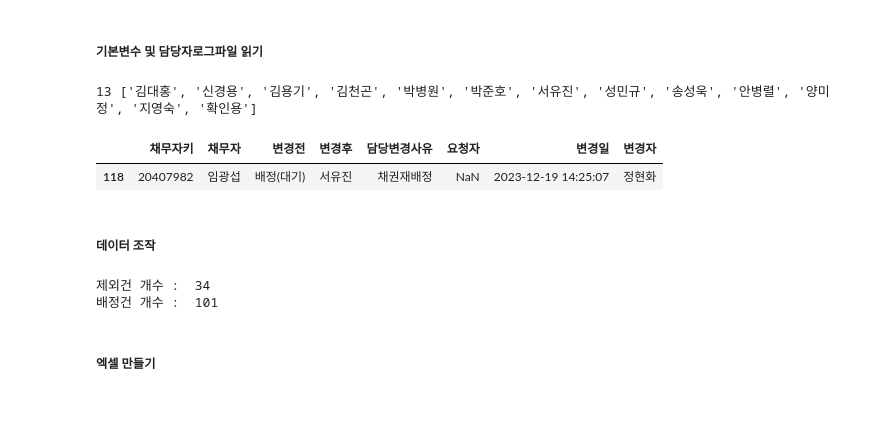
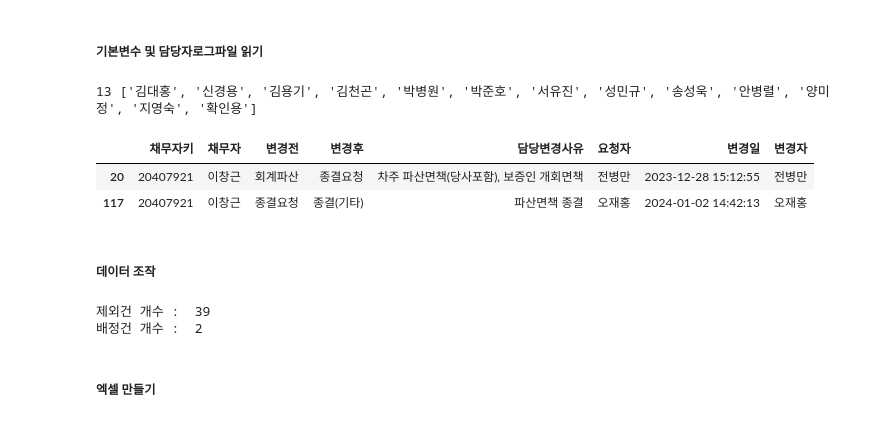
Before and after one commit to jbmyou/python_work, a Jupyter notebook: fileNaming/자산관리/담당자변경.ipynb, the cells around one changed output. Saved outputs shown, nothing was run; the diff lists cells and outputs as text; code cells hidden in the pictures.

```diff
--- a/fileNaming/자산관리/담당자변경.ipynb
+++ b/fileNaming/자산관리/담당자변경.ipynb
@@ -20,28 +20,29 @@ debt_dtype = {'채무자키':str, '타채무자키':str, '담당자키':str}
 # %%
 # 추심팀 명단 : 부서 == 추심
 # 사원 다운로드 : 직위는 팀관리까지 / 사원성명,지점,부서만 체크해서 다운 OR 기본값이나 전체도 상관은 없음
 
 # 주간 담당자로그 파일 읽기
 ######################################################################
 wd = r"D:\3.자산\기타 업무\담당자변경"
-filename_log = "담당자로그_20231228_1421.xlsx"
-기간 = "231219~231227"  # 전주 화요일 ~ 이번주 월요일
+filename_log = "담당자로그_20240104_0930.xlsx"
+기간 = "231228~240103"  # 전주 화요일 ~ 이번주 월요일
 사원 = "사원_20231228_1422.xlsx"
 ######################################################################
 전사원명단 = pd.read_excel(join(wd,사원), dtype=str)
 사원_지점 = 전사원명단.query('부서=="추심"')[["사원성명", "지점"]].copy()
 추심팀 = 사원_지점.사원성명.tolist()
 print(len(추심팀), 추심팀)
 
 log = pd.read_excel(join(wd,filename_log), dtype=debt_dtype)
 
 # 채무자키로 그룹화 : 변경일순으로 정렬되어 있으므로 순회하면 된다.
 log_grouped = log.groupby('채무자키')
 log_grouped.get_group(list(log_grouped.groups.keys())[0])
 # %% [output]
 13 ['김대홍', '신경용', '김용기', '김천곤', '박병원', '박준호', '서유진', '성민규', '송성욱', '안병렬', '양미정', '지영숙', '확인용']
 |  | 채무자키 | 채무자 | 변경전 | 변경후 | 담당변경사유 | 요청자 | 변경일 | 변경자 |
-| 118 | 20407982 | 임광섭 | 배정(대기) | 서유진 | 채권재배정 | NaN | 2023-12-19 14:25:07 | 정현화 |
+| 20 | 20407921 | 이창근 | 회계파산 | 종결요청 | 차주 파산면책(당사포함), 보증인 개회면책 | 전병만 | 2023-12-28 15:12:55 | 전병만 |
+| 117 | 20407921 | 이창근 | 종결요청 | 종결(기타) | 파산면책 종결 | 오재홍 | 2024-01-02 14:42:13 | 오재홍 |
 # %% [markdown]
 ##### 데이터 조작
 # %%
@@ -109,8 +110,8 @@ columns = ["채무자키", "채무자명", "변경전", "변경후", "최종변
 print("제외건 개수 : ", len(제외건))
 print("배정건 개수 : ", len(배정건))
 # %% [output]
-제외건 개수 :  34
-배정건 개수 :  101
+제외건 개수 :  39
+배정건 개수 :  2
 # %% [markdown]
 ##### 엑셀 만들기
 # %%
```
Also changed, not shown: 2 other files.
